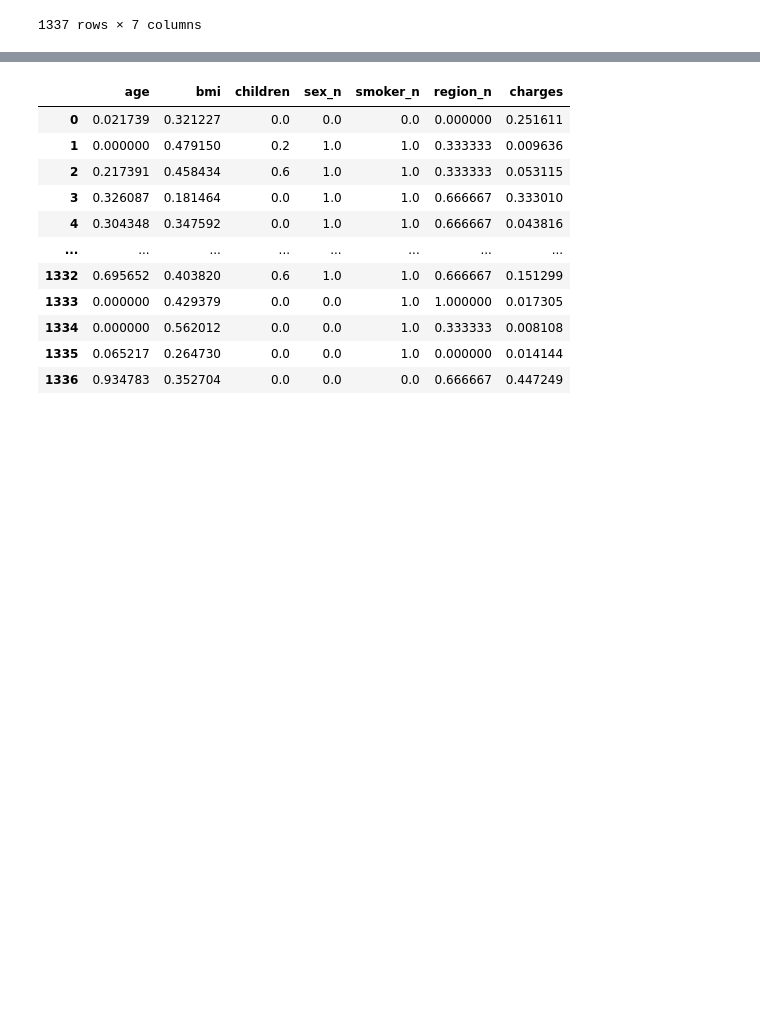
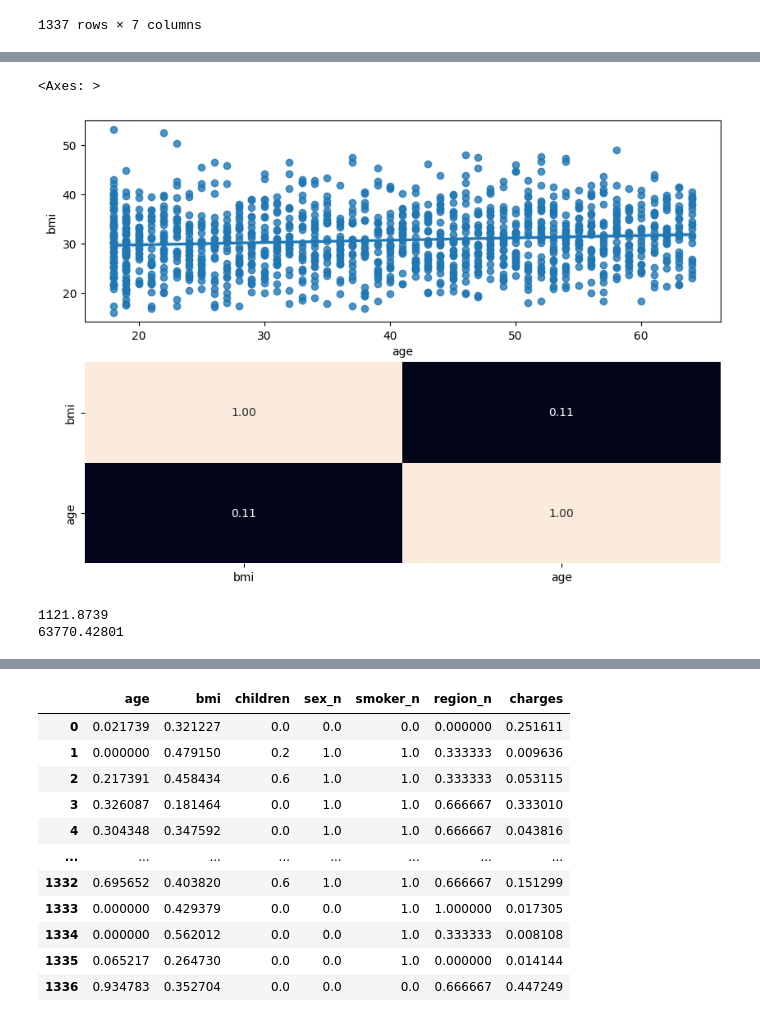
Before and after one commit to grigorow1974/Regresion_Lineal, a Jupyter notebook: src/explore.ipynb, the cells around one changed output, grey strips where cells are left out. Saved outputs shown, nothing was run; the diff lists cells and outputs as text; code cells hidden in the pictures; blank space fills up the shorter version.

```diff
--- a/src/explore.ipynb
+++ b/src/explore.ipynb
@@ -39,0 +115,17 @@ df
+# %%
+fig, axis = plt.subplots(2, 1, figsize = (10, 7))
+
+# Crear un diagrama de dispersión múltiple
+sns.regplot(ax = axis[0], data = df, x = "age", y = "bmi")
+sns.heatmap(df[["bmi", "age"]].corr(), annot = True, fmt = ".2f", ax = axis[1], cbar = False)
+# %% [output]
+<Axes: >
+[figure, added]
+# %%
+min = df['charges'].min()
+max = df['charges'].max()
+print(min)
+print(max)
+# %% [output]
+1121.8739
+63770.42801
```
Also changed, not shown: parts of 10 cells of this notebook, 1 other file.
